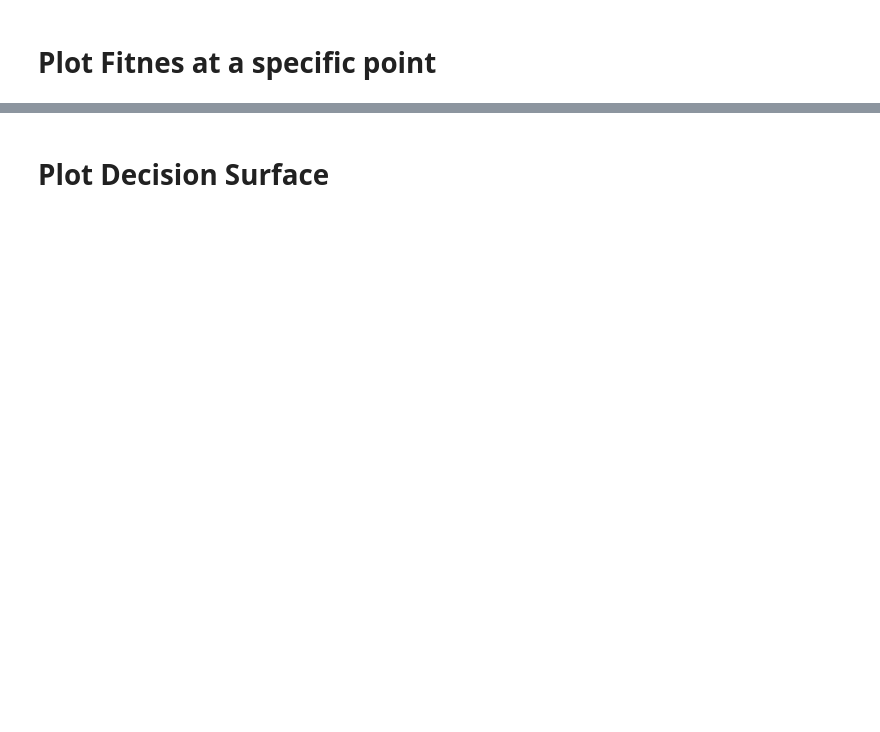
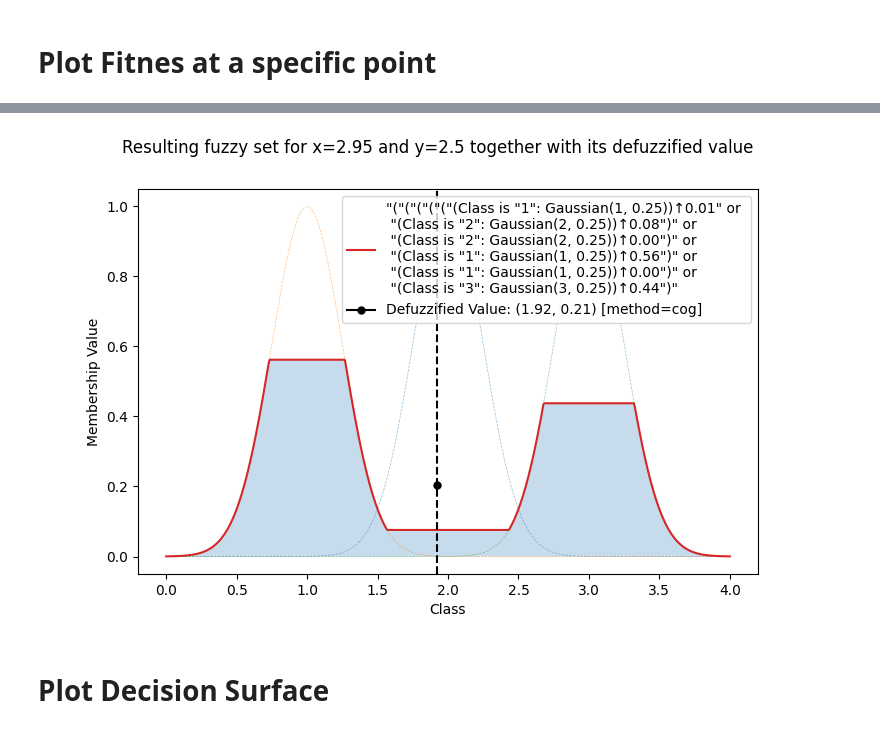
Before and after one commit to ManuelLerchner/AutoPas-FuzzyTuning-Bachelor-Thesis, a Jupyter notebook: demo/fuzzy-test/python/plots/decision_boundary_fuzzy_tree.ipynb, the cells around one changed output, grey strips where cells are left out. Saved outputs shown, nothing was run; the diff lists cells and outputs as text; code cells hidden in the pictures; blank space fills up the shorter version.

```diff
--- a/demo/fuzzy-test/python/plots/decision_boundary_fuzzy_tree.ipynb
+++ b/demo/fuzzy-test/python/plots/decision_boundary_fuzzy_tree.ipynb
@@ -109,3 +135,26 @@ FuzzyRule(
+# %%
+data = {"x": 2.95, "y": 2.5}
+
+rules = fs.applyRules(data)
+
+fig, ax = plt.subplots(1, 1)
+fig.set_size_inches(8, 5)
+
+rules.plot(ax, n=600, defuzzifiationMethod="cog")
+
+# add \n in legend before `or`
+handles, labels = ax.get_legend_handles_labels()
+labels = [f"{'or \n'.join(label.split('or'))}" for label in labels]
+
+
+ax.legend(handles, labels, loc='upper right')
+
+fig.suptitle(f"Resulting fuzzy set for x={data['x']} and y={
+             data['y']} together with its defuzzified value")
+
+fig.savefig("fuzzy_set_for_data_cog.png", dpi=300)
+# %% [output]
+[figure, added]
 # %% [markdown]
 # Plot Decision Surface
 # %%
```
Also changed, not shown: parts of 9 cells of this notebook, 18 other files.
